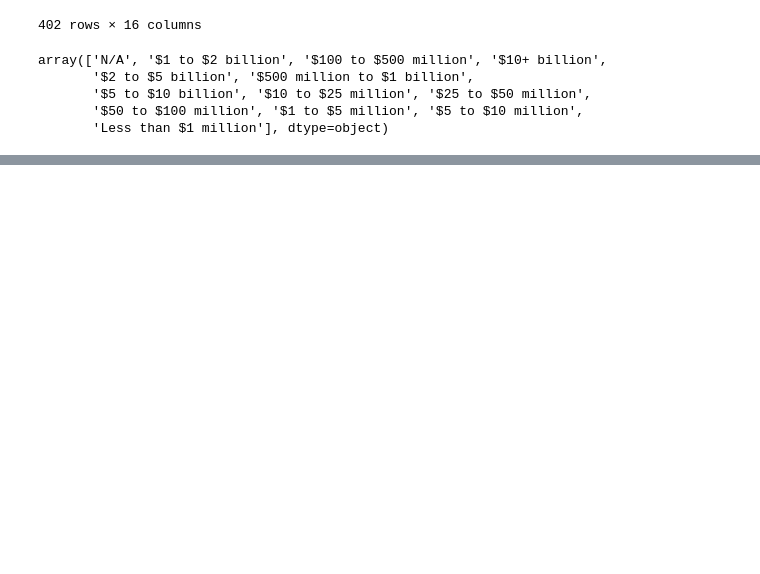
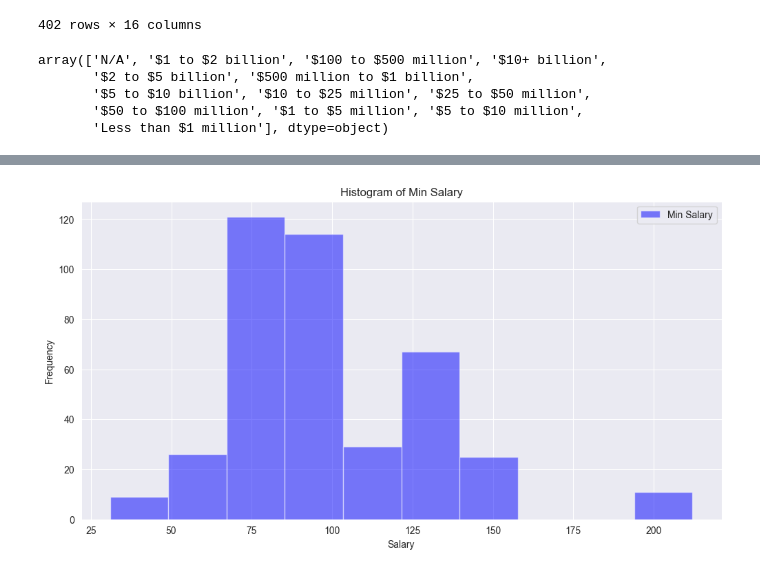
Before and after one commit to KishanYern/Data-Science-Project, a Jupyter notebook: computer_jobs.ipynb, the cells around one changed output, grey strips where cells are left out. Saved outputs shown, nothing was run; the diff lists cells and outputs as text; code cells hidden in the pictures; blank space fills up the shorter version.

```diff
--- a/computer_jobs.ipynb
+++ b/computer_jobs.ipynb
@@ -220,0 +242,9 @@ array(['Nonprofit Organization', 'Company - Public',
+# %%
+plt.hist(df['Min Salary'], bins=10, alpha=0.5, label='Min Salary', color='blue')
+plt.xlabel('Salary')
+plt.ylabel('Frequency')
+plt.title('Histogram of Min Salary')
+plt.legend()
+plt.show() #histogram of the min salary
+# %% [output]
+[figure, added]
```
Also changed, not shown: parts of 15 cells of this notebook.
